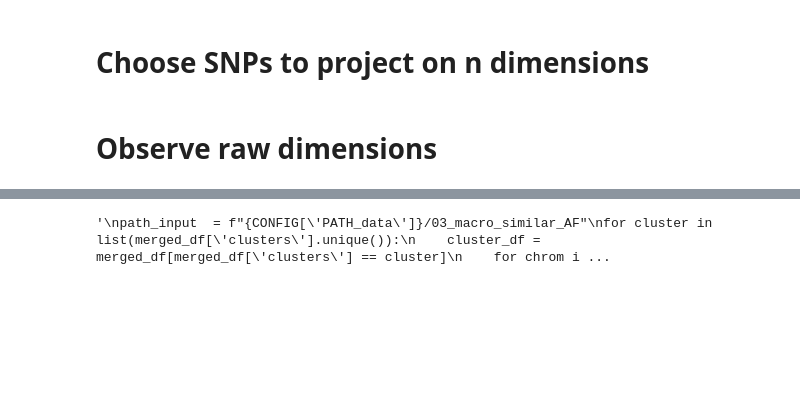
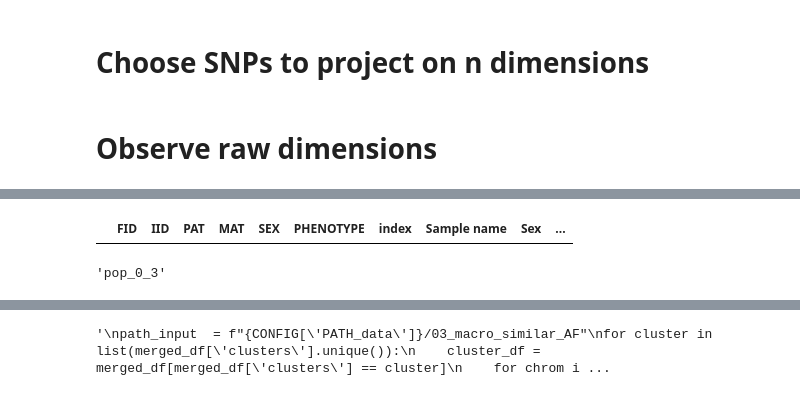
Before and after one commit to mat2m10/pca_projection, a Jupyter notebook: run_test.ipynb, the cells around one changed output, grey strips where cells are left out. Drawn from its saved outputs; the diff is of its cells as text; code cells hidden in the pictures; blank space fills up the shorter version.

```diff
--- a/run_test.ipynb
+++ b/run_test.ipynb
@@ -263,0 +411,9 @@ make_population_plot(merged_df, 'dim_1', 'dim_2', 'Superpopulation name', 'test'
+# %%
+temp_ids = ids[ids[f"cluster_{iter}"] == pop]
+temp_ids
+# %% [output]
+|  | FID | IID | PAT | MAT | SEX | PHENOTYPE | index | Sample name | Sex | ... |
+# %%
+pop
+# %% [output]
+'pop_0_3'
```
Also changed, not shown: parts of 16 cells of this notebook, 1 other file.
